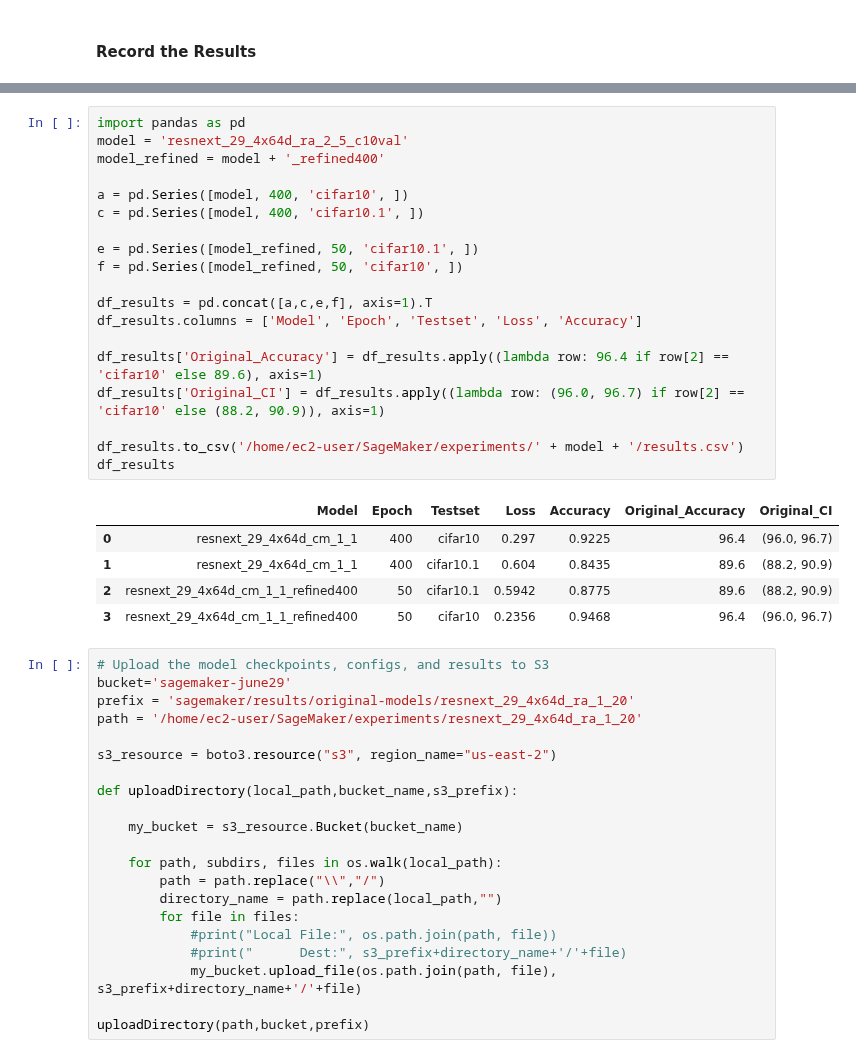
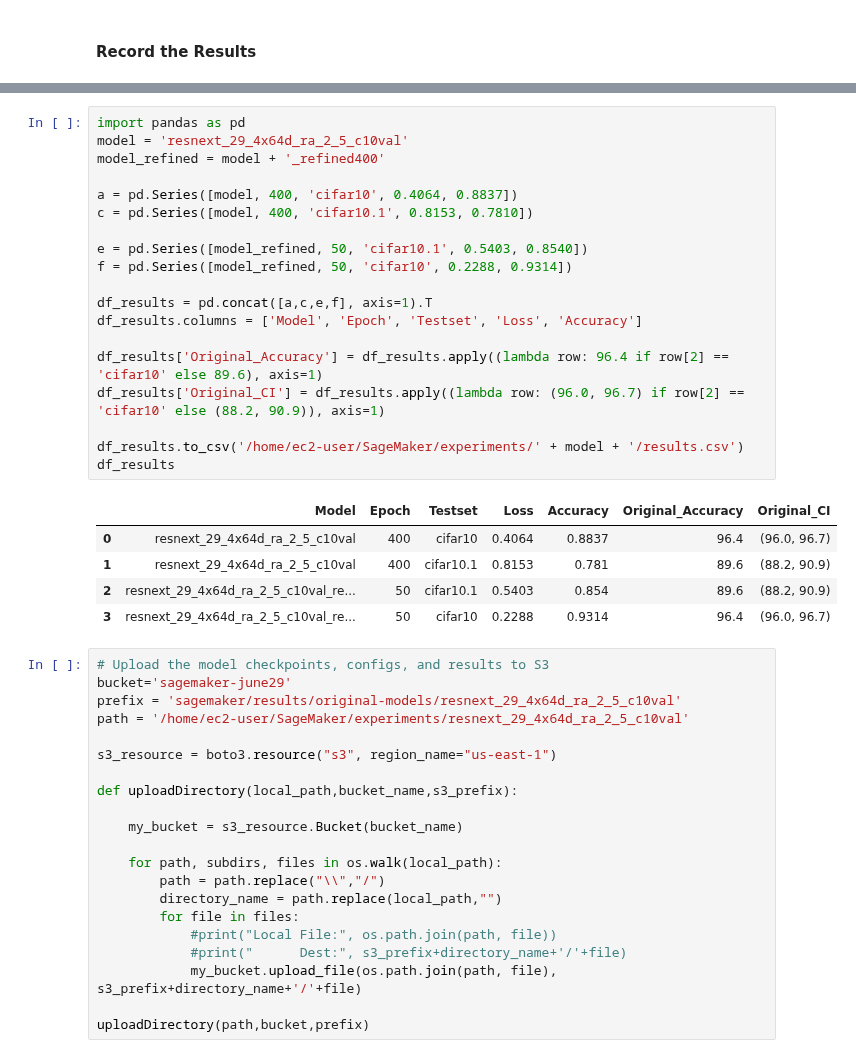
Before and after one commit to danzisar/w210-capstone, a Jupyter notebook: aws-notebooks/resnext_29_4x64_ra_2_5_c10val.ipynb, the cells around one changed output, grey strips where cells are left out. Cells and saved outputs as stored; diff of their text form.

Commit message:
Resnext 2,5 UnaugVal Results

```diff
--- a/aws-notebooks/resnext_29_4x64_ra_2_5_c10val.ipynb
+++ b/aws-notebooks/resnext_29_4x64_ra_2_5_c10val.ipynb
@@ -184,35 +160,35 @@ df.head()
 # %%
 import pandas as pd
 model = 'resnext_29_4x64d_ra_2_5_c10val'
 model_refined = model + '_refined400'
 
-a = pd.Series([model, 400, 'cifar10', ])
-c = pd.Series([model, 400, 'cifar10.1', ])
+a = pd.Series([model, 400, 'cifar10', 0.4064, 0.8837])
+c = pd.Series([model, 400, 'cifar10.1', 0.8153, 0.7810])
 
-e = pd.Series([model_refined, 50, 'cifar10.1', ])
-f = pd.Series([model_refined, 50, 'cifar10', ])
+e = pd.Series([model_refined, 50, 'cifar10.1', 0.5403, 0.8540])
+f = pd.Series([model_refined, 50, 'cifar10', 0.2288, 0.9314])
 
 df_results = pd.concat([a,c,e,f], axis=1).T
 df_results.columns = ['Model', 'Epoch', 'Testset', 'Loss', 'Accuracy']
 
 df_results['Original_Accuracy'] = df_results.apply((lambda row: 96.4 if row[2] == 'cifar10' else 89.6), axis=1)
 df_results['Original_CI'] = df_results.apply((lambda row: (96.0, 96.7) if row[2] == 'cifar10' else (88.2, 90.9)), axis=1)
 
 df_results.to_csv('/home/ec2-user/SageMaker/experiments/' + model + '/results.csv')
 df_results
 # %% [output]
 |  | Model | Epoch | Testset | Loss | Accuracy | Original_Accuracy | Original_CI |
-| 0 | resnext_29_4x64d_cm_1_1 | 400 | cifar10 | 0.297 | 0.9225 | 96.4 | (96.0, 96.7) |
-| 1 | resnext_29_4x64d_cm_1_1 | 400 | cifar10.1 | 0.604 | 0.8435 | 89.6 | (88.2, 90.9) |
-| 2 | resnext_29_4x64d_cm_1_1_refined400 | 50 | cifar10.1 | 0.5942 | 0.8775 | 89.6 | (88.2, 90.9) |
-| 3 | resnext_29_4x64d_cm_1_1_refined400 | 50 | cifar10 | 0.2356 | 0.9468 | 96.4 | (96.0, 96.7) |
+| 0 | resnext_29_4x64d_ra_2_5_c10val | 400 | cifar10 | 0.4064 | 0.8837 | 96.4 | (96.0, 96.7) |
+| 1 | resnext_29_4x64d_ra_2_5_c10val | 400 | cifar10.1 | 0.8153 | 0.781 | 89.6 | (88.2, 90.9) |
+| 2 | resnext_29_4x64d_ra_2_5_c10val_re... | 50 | cifar10.1 | 0.5403 | 0.854 | 89.6 | (88.2, 90.9) |
+| 3 | resnext_29_4x64d_ra_2_5_c10val_re... | 50 | cifar10 | 0.2288 | 0.9314 | 96.4 | (96.0, 96.7) |
 # %%
 # Upload the model checkpoints, configs, and results to S3
 bucket='sagemaker-june29'
-prefix = 'sagemaker/results/original-models/resnext_29_4x64d_ra_1_20'
-path = '/home/ec2-user/SageMaker/experiments/resnext_29_4x64d_ra_1_20'
+prefix = 'sagemaker/results/original-models/resnext_29_4x64d_ra_2_5_c10val'
+path = '/home/ec2-user/SageMaker/experiments/resnext_29_4x64d_ra_2_5_c10val'
 
-s3_resource = boto3.resource("s3", region_name="us-east-2")
+s3_resource = boto3.resource("s3", region_name="us-east-1")
 
 def uploadDirectory(local_path,bucket_name,s3_prefix):
 
```
Also changed, not shown: parts of 9 cells of this notebook, 5 other files.
